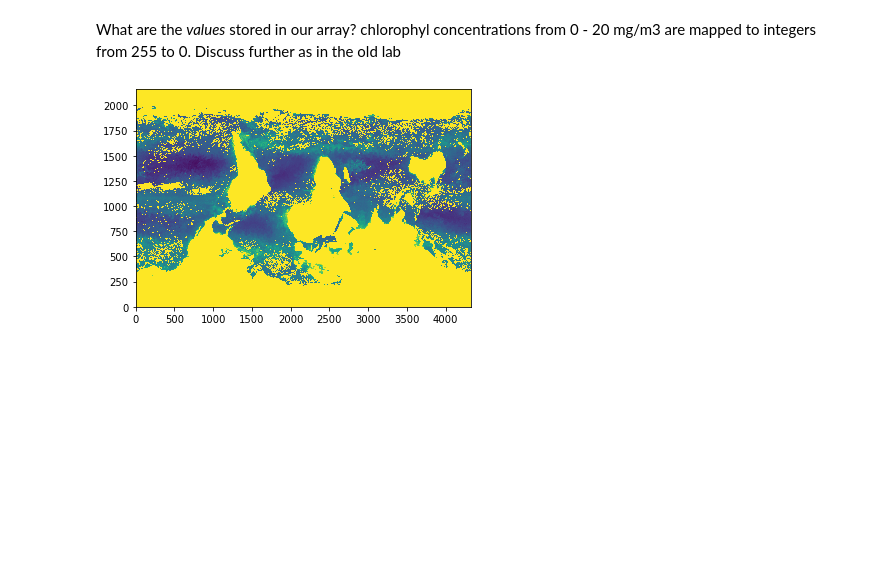
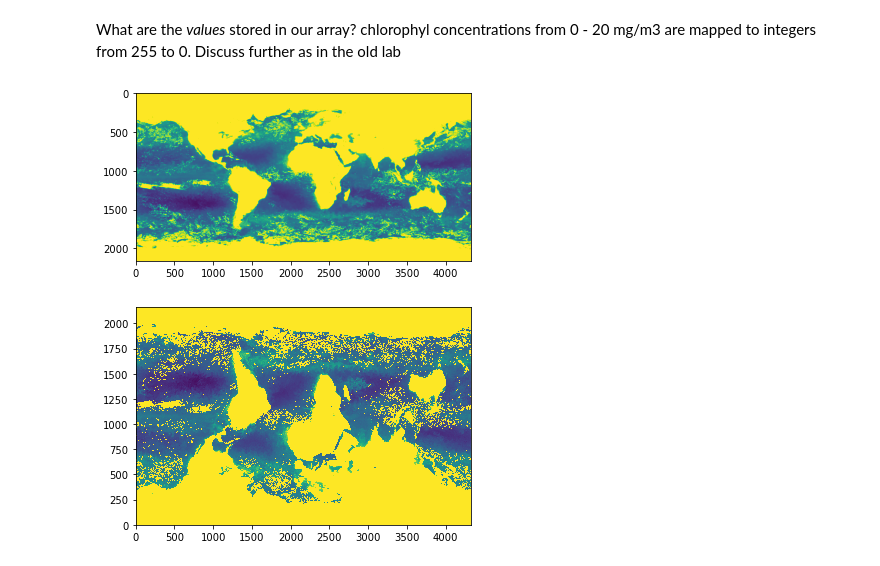
Before and after one commit to AndrewLoeppky/eosc211_students, a Jupyter notebook: e211_python_2021/wk03/lab_wk3/lab_week3.ipynb, the cells around one changed output. Drawn from its saved outputs; the diff is of its cells as text; code cells hidden in the pictures; blank space fills up the shorter version.

```diff
--- a/e211_python_2021/wk03/lab_wk3/lab_week3.ipynb
+++ b/e211_python_2021/wk03/lab_wk3/lab_week3.ipynb
@@ -58,6 +59,10 @@ np.shape(chlordat_arr)
 (2160, 4320)
 # %% [markdown]
 What are the *values* stored in our array? chlorophyl concentrations from 0 - 20 mg/m3 are mapped to integers from 255 to 0. Discuss further as in the old lab
+# %%
+pcm = plt.imshow(chlordat_arr,origin='upper')
+# %% [output]
+[figure, added]
 # %%
 # lets try plotting our array as a pcolormesh (a common way to visualize 2D datasets or images)
 pcm = plt.pcolormesh(chlordat_arr)
```
Also changed, not shown: parts of 1 cell of this notebook, 5 other files.
